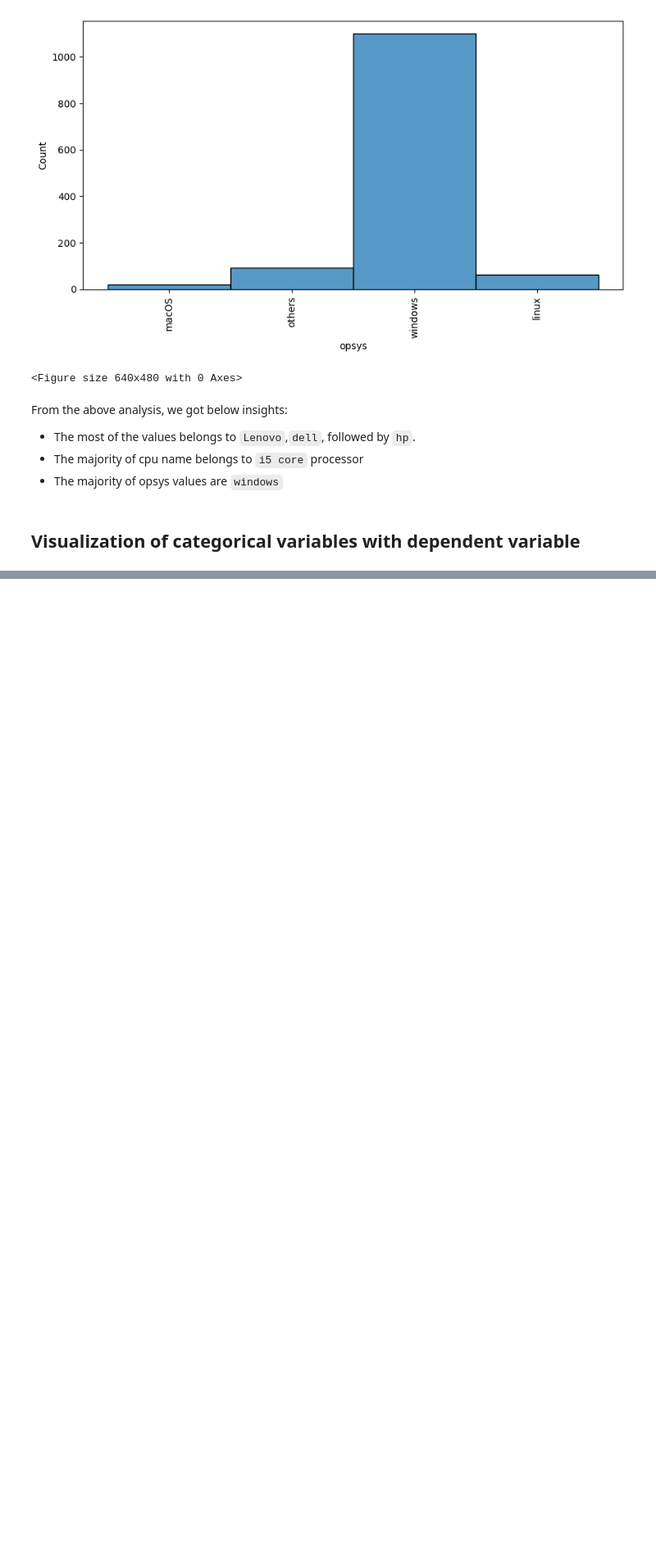
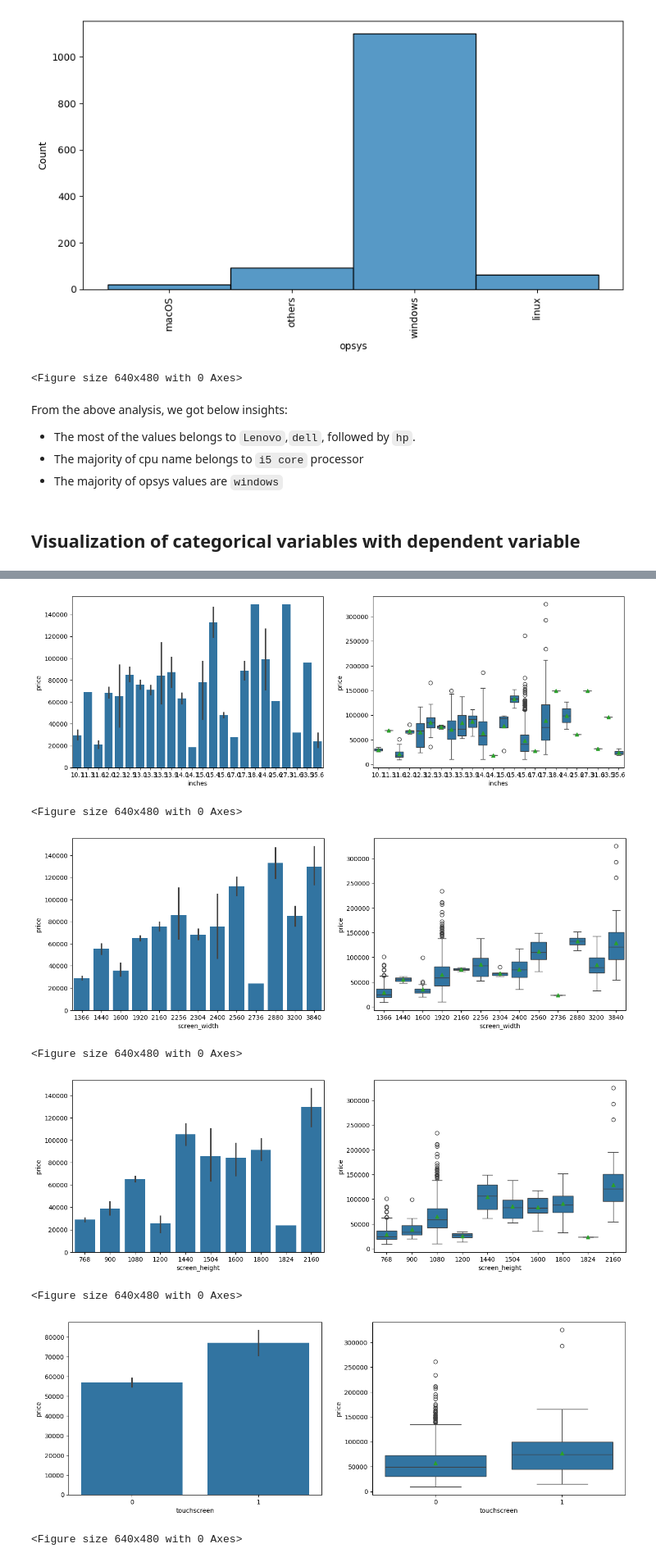
Before and after one commit to Jamal-1018/Laptops_price_predicition_ML, a Jupyter notebook: laptops_price_predicition_ML.ipynb, the cells around one changed output, grey strips where cells are left out. Shown at 82% size. Saved outputs shown, nothing was run; the diff lists cells and outputs as text; code cells hidden in the pictures; blank space fills up the shorter version.

```diff
--- a/laptops_price_predicition_ML.ipynb
+++ b/laptops_price_predicition_ML.ipynb
@@ -262,0 +280,17 @@ for i, col in  enumerate(cat_var):
+# %%
+# continuous variable with dependent variable
+for i, col in enumerate(cont_var):
+  fig, axes = plt.subplots(nrows = 1, ncols = 2,figsize = (16,5))
+  sns.barplot(x = df[col], y  = df[dep_var], ax = axes[0])
+  sns.boxplot(x = df[col], y = df[dep_var], ax = axes[1], showmeans = True)
+  plt.show()
+  plt.tight_layout()
+# %% [output]
+[figure, added]
+<Figure size 640x480 with 0 Axes>
+[figure, added]
+<Figure size 640x480 with 0 Axes>
+[figure, added]
+<Figure size 640x480 with 0 Axes>
+[figure, added]
+<Figure size 640x480 with 0 Axes>
```
Also changed, not shown: parts of 12 cells of this notebook.
